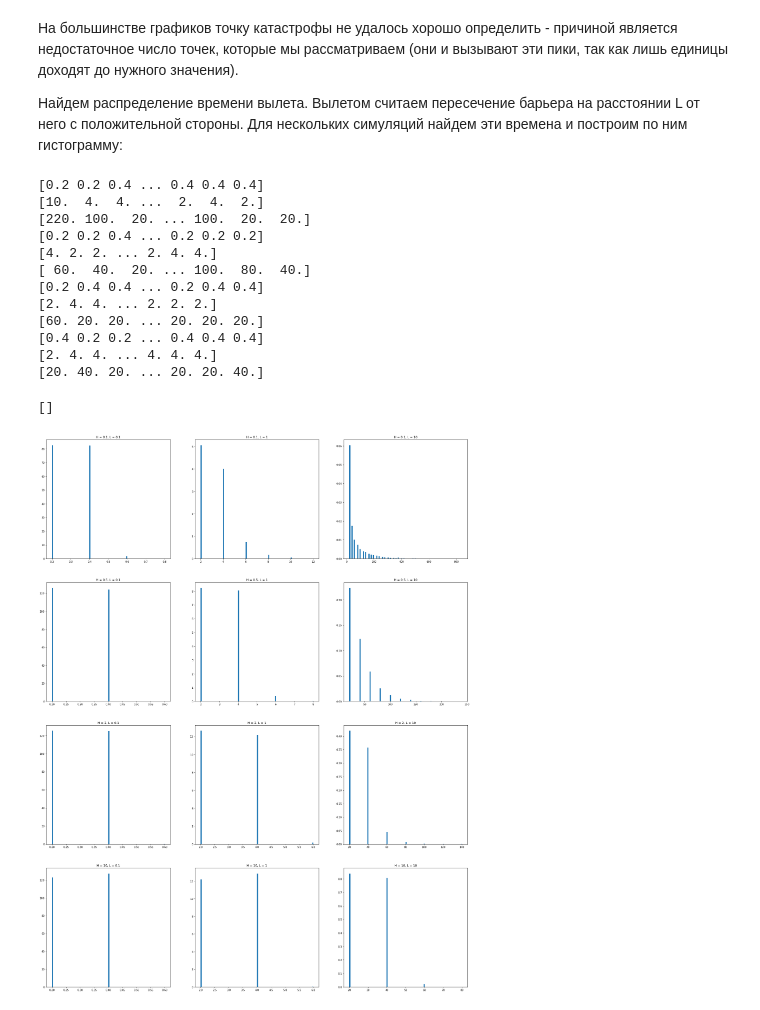
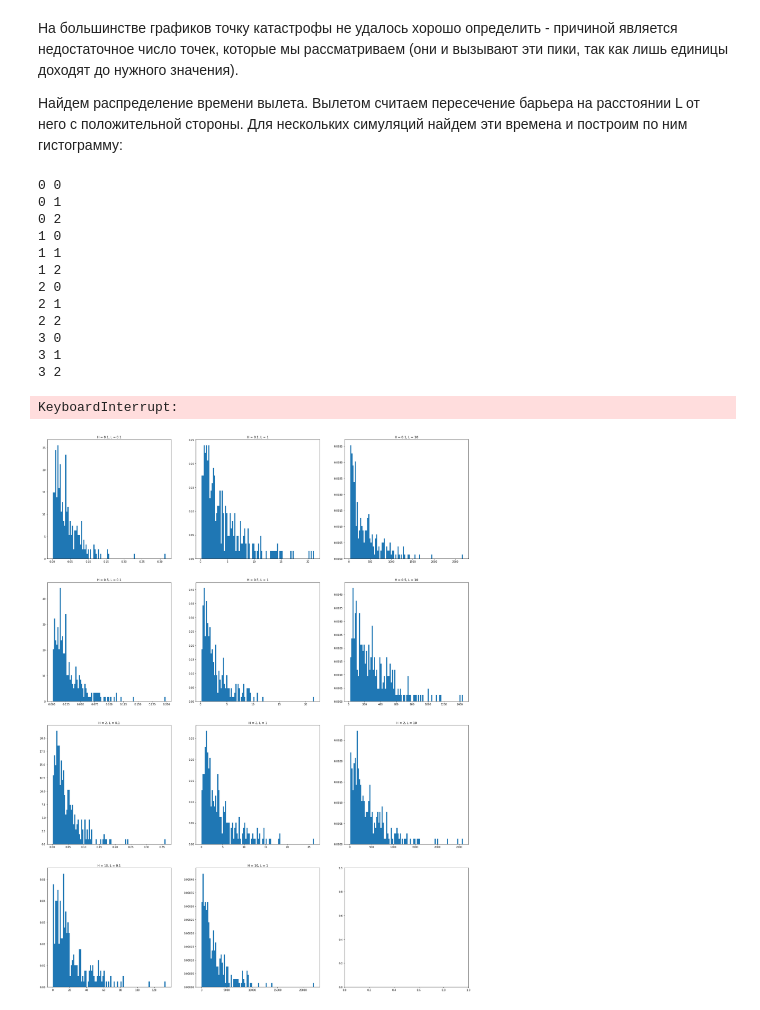
Before and after one commit to nazar-si/bmotion, a Jupyter notebook: main.ipynb, the cells around one changed output. Drawn from its saved outputs; the diff is of its cells as text; code cells hidden in the pictures.

```diff
--- a/main.ipynb
+++ b/main.ipynb
@@ -171,48 +171,48 @@ L =   10 , H =   10 , t = 4.805
 # %%
 def simulate_new(l, h, limit, dt ):
     x = 0
     t = 0
     eps = np.sqrt(2 * dt)
     while True:
         t += dt
         x += eps * np.random.normal() + F(x, l, h) * dt
         if x > limit:
             return t
 
 # интервалы времени
 dts = [
-        [2e-5, 1e-3, 1e-1],
-        [1e-5, 1e-4, 5e-2],
-        [5e-6, 1e-4, 1e-2],
-        [2e-6, 3e-5, 5e-3]
+        [2e-5, 1e-3, 1],
+        [1e-5, 1e-4, 1],
+        [5e-6, 1e-4, 1e-1],
+        [1e-4, 3e-3, 1e-2]
        ]
 
 fig, ax = plt.subplots(4, 3, figsize=(30, 40))
 
 for ii, h  in enumerate(H):
     for jj, l in enumerate(L):
+        print(ii, jj)
         ts = np.array([])
-        for i in range(5000):
+        for i in range(300):
             ts = np.append(ts, simulate_new(l, h, l * 2, dts[ii][jj] ))
         ts = np.array(ts)
-        print(ts)
 
         ax[ii][jj].hist(ts, 100, density=True)
         ax[ii][jj].set_title(f"H = {h}, L = {l}")
 
 plt.plot()
 # %% [output]
-[0.2 0.2 0.4 ... 0.4 0.4 0.4]
-[10.  4.  4. ...  2.  4.  2.]
-[220. 100.  20. ... 100.  20.  20.]
-[0.2 0.2 0.4 ... 0.2 0.2 0.2]
-[4. 2. 2. ... 2. 4. 4.]
-[ 60.  40.  20. ... 100.  80.  40.]
-[0.2 0.4 0.4 ... 0.2 0.4 0.4]
-[2. 4. 4. ... 2. 2. 2.]
-[60. 20. 20. ... 20. 20. 20.]
-[0.4 0.2 0.2 ... 0.4 0.4 0.4]
-[2. 4. 4. ... 4. 4. 4.]
-[20. 40. 20. ... 20. 20. 40.]
+0 0
+0 1
+0 2
+1 0
+1 1
+1 2
+2 0
+2 1
+2 2
+3 0
+3 1
+3 2
-[]
+KeyboardInterrupt:
-[figure, old version]
+[figure, new version]
```
